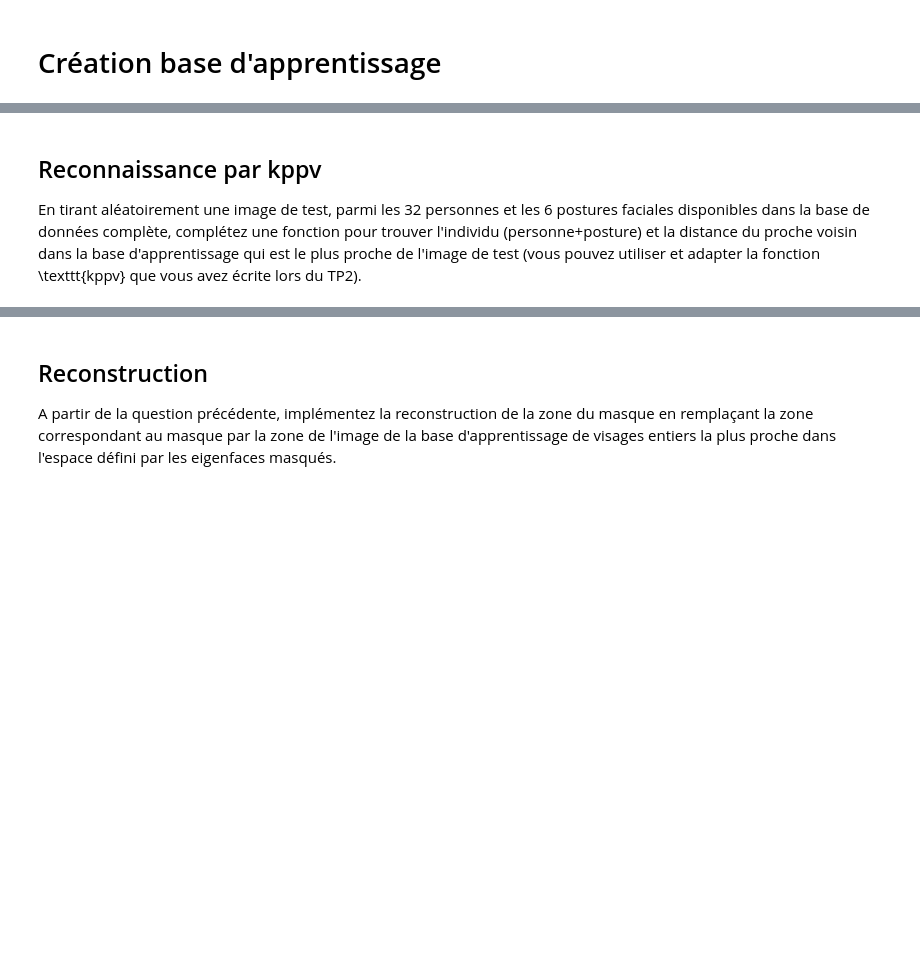
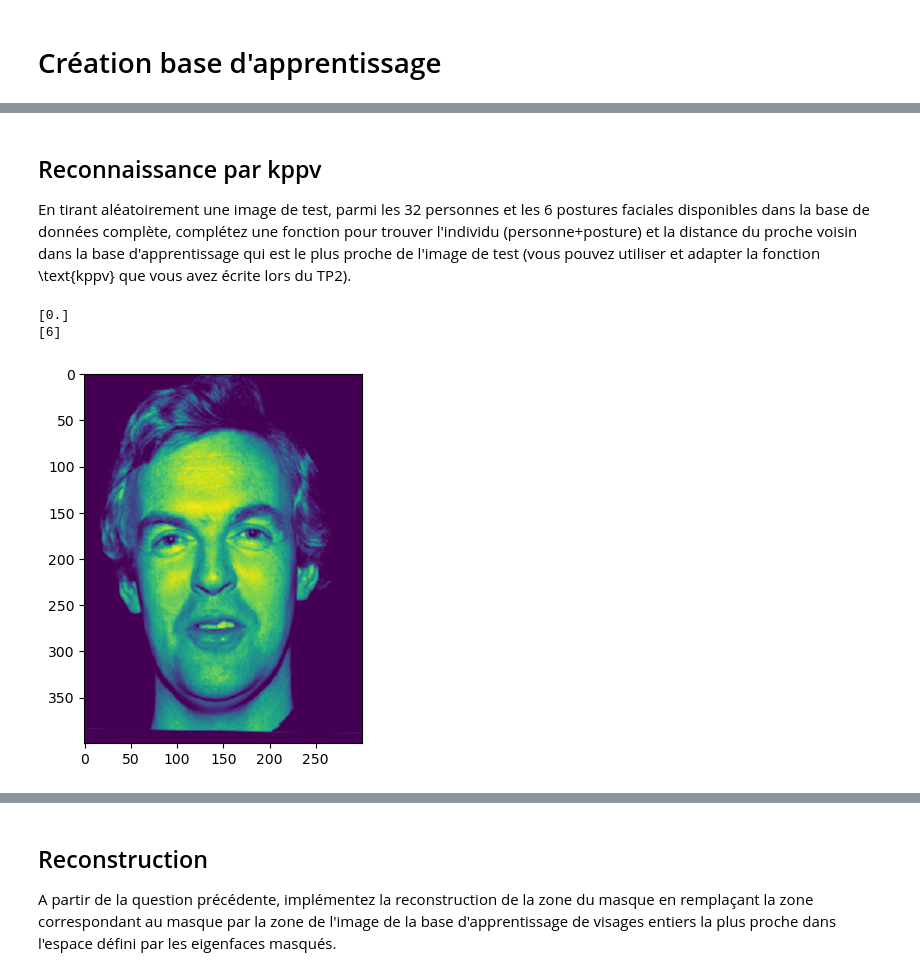
Before and after one commit to emilien3/maskProject, a Jupyter notebook: MiniProjet.ipynb, the cells around one changed output, grey strips where cells are left out. Saved outputs shown, nothing was run; the diff lists cells and outputs as text; code cells hidden in the pictures; blank space fills up the shorter version.

```diff
--- a/MiniProjet.ipynb
+++ b/MiniProjet.ipynb
@@ -152,6 +147,59 @@ array([[-0.10477457, -0.10477457, -0.10477457, ..., -0.10477457,
 # %% [markdown]
 ## Reconnaissance par kppv
 
-En tirant aléatoirement une image de test, parmi les 32 personnes et les 6 postures faciales disponibles dans la base de données complète, complétez une fonction pour trouver l'individu (personne+posture) et la distance du proche voisin dans la base d'apprentissage qui est le plus proche de l'image de test (vous pouvez utiliser et adapter la fonction \texttt{kppv} que vous avez écrite lors du TP2).
+En tirant aléatoirement une image de test, parmi les 32 personnes et les 6 postures faciales disponibles dans la base de données complète, complétez une fonction pour trouver l'individu (personne+posture) et la distance du proche voisin dans la base d'apprentissage qui est le plus proche de l'image de test (vous pouvez utiliser et adapter la fonction \text{kppv} que vous avez écrite lors du TP2).
 # %%
-# à vous
+def kppv(DataApp, Image, LabelApp, K):
+
+    # nb apprentissage
+    Na = DataApp.shape[0]
+
+
+
+    # Calcul des distances entre les vecteurs de test et les vecteurs d'apprentissage (voisins)
+    dist_ij = np.zeros(Na)
+    # for the test image we get the dist with all the elem of the DataApp
+    dist_ij= euclidean_distances(Img.reshape(1,-1), DataApp)
+
+    kneighbor = np.zeros(K)
+    print (kneighbor)
+    # On ne garde que les indices des K + proches voisins
+    #sorting dist_ij by the nearest indices
+    indices_dist_ij = np.argsort(dist_ij[0])
+
+    # keep the k nearest elem of dist_ij
+    #indice I have to use to get the LabelApp
+    kneighbor = indices_dist_ij[:K]
+    print(kneighbor)
+
+
+    # Comptage du nombre de voisins appartenant a chaque classe
+
+    #  classes = np.zeros(np.unique(LabelApp).shape[0])
+    # print(classes)
+    # for k in range(K):
+    #     classes[int(LabelApp[kneighbor[k]])] += 1
+    # print(classes)
+
+    # Recherche de la classe contenant le maximum de voisins
+    # Si l'image test a le plus grand nombre de voisins dans plusieurs
+    # classes differentes,
+    #     alors on lui assigne celle du voisin le + proche,
+    # sinon on lui assigne l'unique classe contenant le plus de voisins
+    # etiquette = np.argmax(classes)
+
+    return kneighbor
+
+seed()
+
+# Visage tiré au hasard
+rd = randint(0, X_Data.shape[0])
+Img = X_Data[rd,:]
+plt.imshow(np.reshape(Img,(nblignes,nb_colonnes)))
+
+# Plus proche voisin masqué
+kneighbor= kppv(X_App, Img, LabelApp,1)
+# %% [output]
+[0.]
+[6]
+[figure, added]
```
Also changed, not shown: parts of 6 cells of this notebook.
